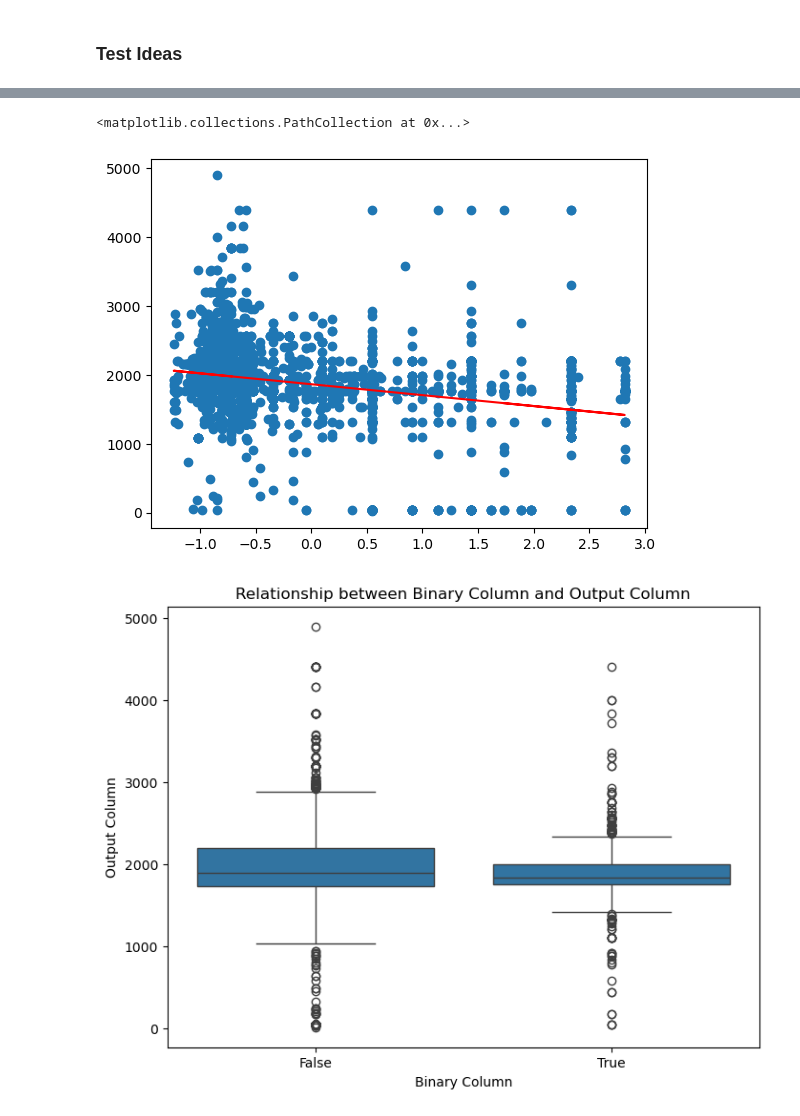
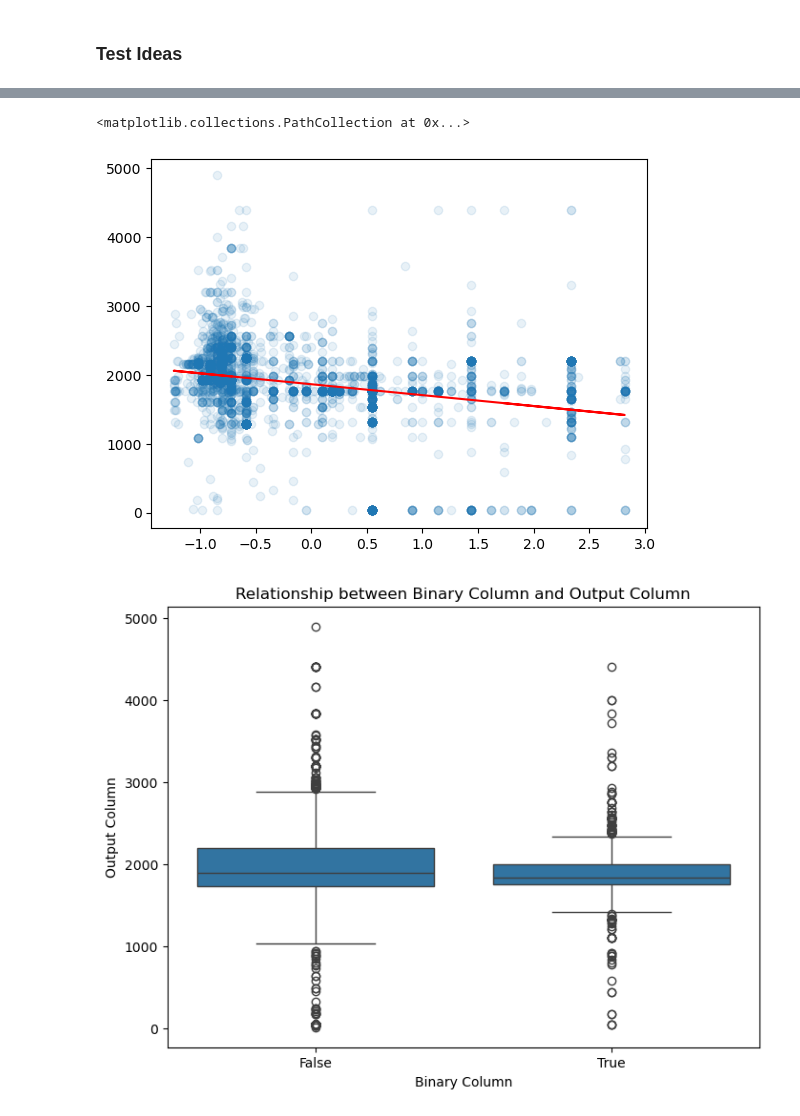
Before and after one commit to rapsoj/crop-yield-estimate, a Jupyter notebook: pipeline/model.ipynb, the cells around one changed output, grey strips where cells are left out. Drawn from its saved outputs; the diff is of its cells as text; code cells hidden in the pictures.

```diff
--- a/pipeline/model.ipynb
+++ b/pipeline/model.ipynb
@@ -35,6 +35,7 @@ from preprocessing import feature_engineering
 from preprocessing import scaling
 from preprocessing import feature_selection
 from preprocessing import dim_reduction
+from preprocessing import clustering
 
 # Preprocess data
 train_path = "data/Train.csv"
@@ -44,6 +45,7 @@ df = feature_engineering.get_features(df)
 df = scaling.scale_features(df)
 df = feature_selection.select_features(df)
 df = dim_reduction.reduce_dim(df)
+df = clustering.get_clusters(df)
 
 # Split data into training and test sets
 df_train = df[df['Yield'].isna() == False]
@@ -268,15 +152,15 @@ plt.hist(df['Days_bw_Nurs_SowTransp'], bins=100)
 # %%
 var = 'TransIrriCost_per_Acre_capped'
 
 data = df_train[df_train[var].isna() == False]
 slope, intercept = np.polyfit(data[var], data['New_Yield_per_Acre'], 1)
 
 # Plot the line of best fit
 plt.plot(data[var], slope * data[var] + intercept, color='red')
-plt.scatter(data[var], data['New_Yield_per_Acre'])
+plt.scatter(data[var], data['New_Yield_per_Acre'], alpha=0.1)
 # %% [output]
 <matplotlib.collections.PathCollection at 0x...>
-[figure, old version]
+[figure, new version]
 # %%
 import seaborn as sns
 import matplotlib.pyplot as plt
```
Also changed, not shown: parts of 27 cells of this notebook, 3 other files.
